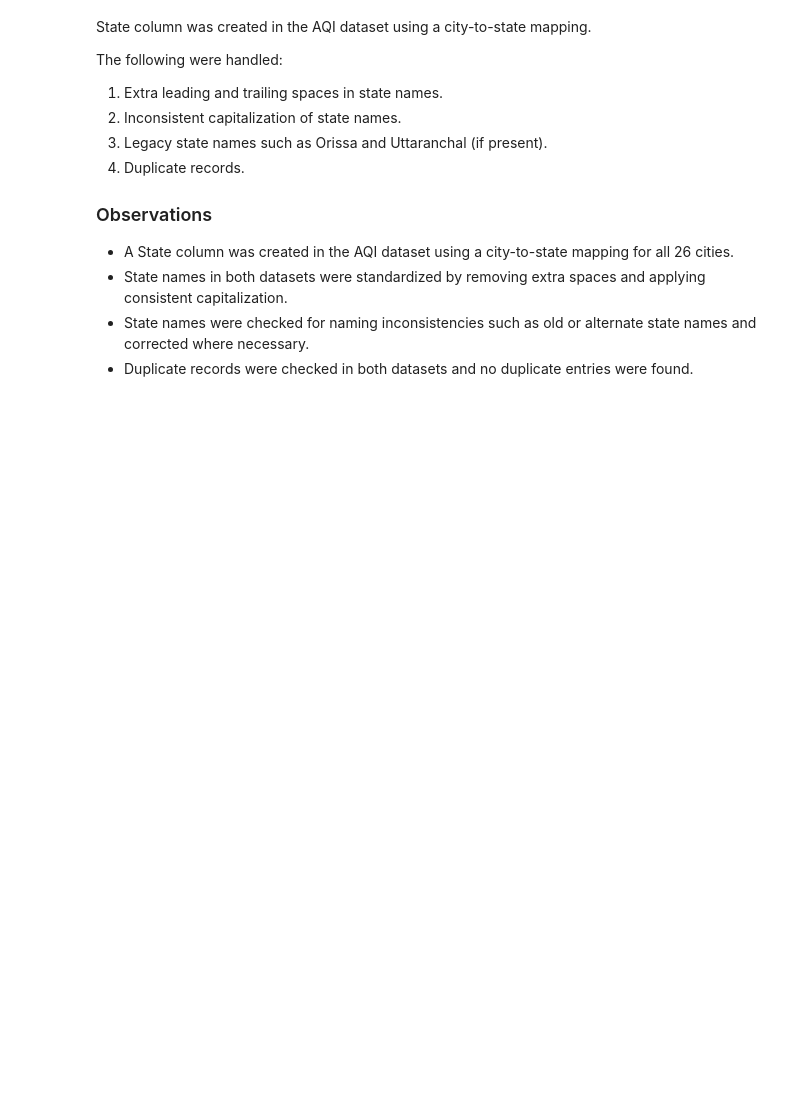
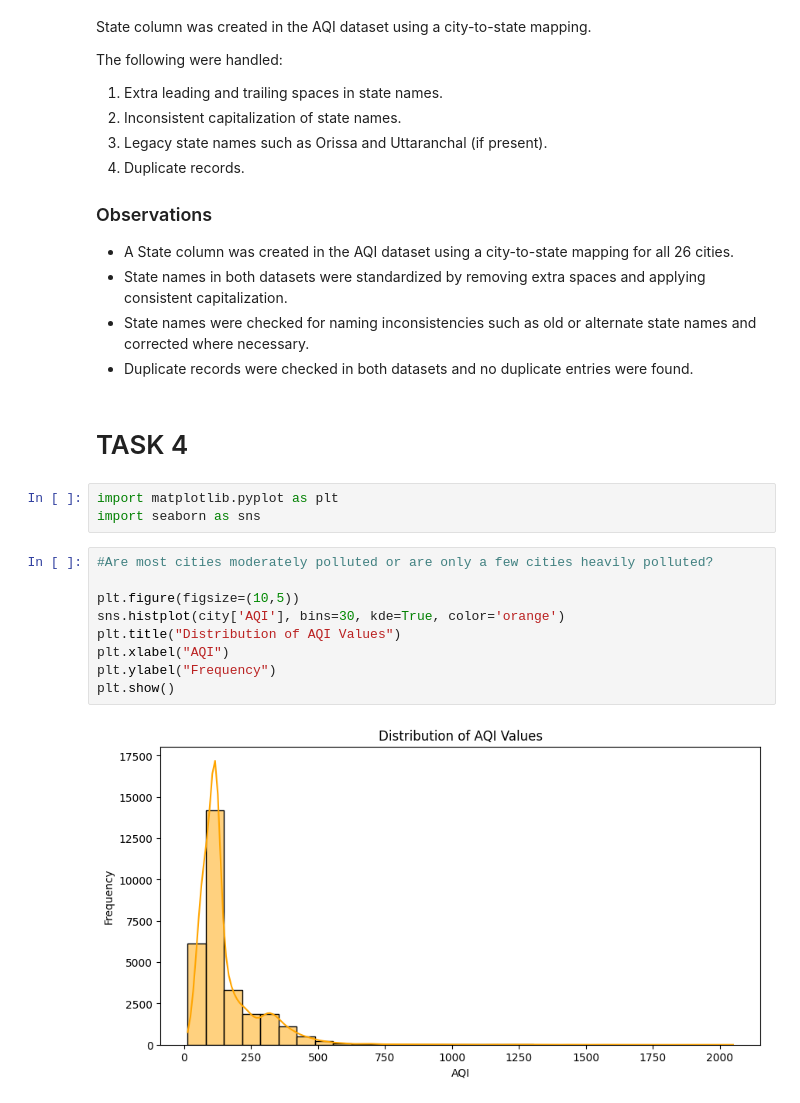
Before and after one commit to an2sh4a/ML-Lab-2547262, a Jupyter notebook: Lab-1/lab-1.ipynb, the cells around one changed output. Saved outputs shown, nothing was run; the diff lists cells and outputs as text; blank space fills up the shorter version.

Commit message:
Task 4 done

```diff
--- a/Lab-1/lab-1.ipynb
+++ b/Lab-1/lab-1.ipynb
@@ -429,3 +429,19 @@ The following were handled:
 - State names in both datasets were standardized by removing extra spaces and applying consistent capitalization.
 - State names were checked for naming inconsistencies such as old or alternate state names and corrected where necessary.
 - Duplicate records were checked in both datasets and no duplicate entries were found.
+# %% [markdown]
+# TASK 4
+# %%
+import matplotlib.pyplot as plt
+import seaborn as sns
+# %%
+#Are most cities moderately polluted or are only a few cities heavily polluted?
+
+plt.figure(figsize=(10,5))
+sns.histplot(city['AQI'], bins=30, kde=True, color='orange')
+plt.title("Distribution of AQI Values")
+plt.xlabel("AQI")
+plt.ylabel("Frequency")
+plt.show()
+# %% [output]
+[figure, added]
```
Also changed, not shown: parts of 8 cells of this notebook.
